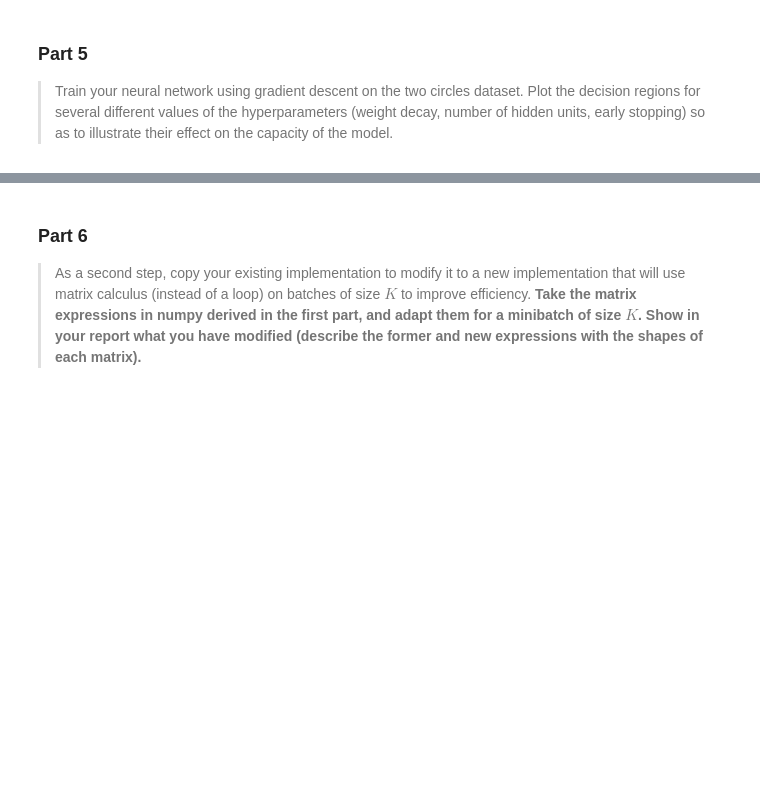
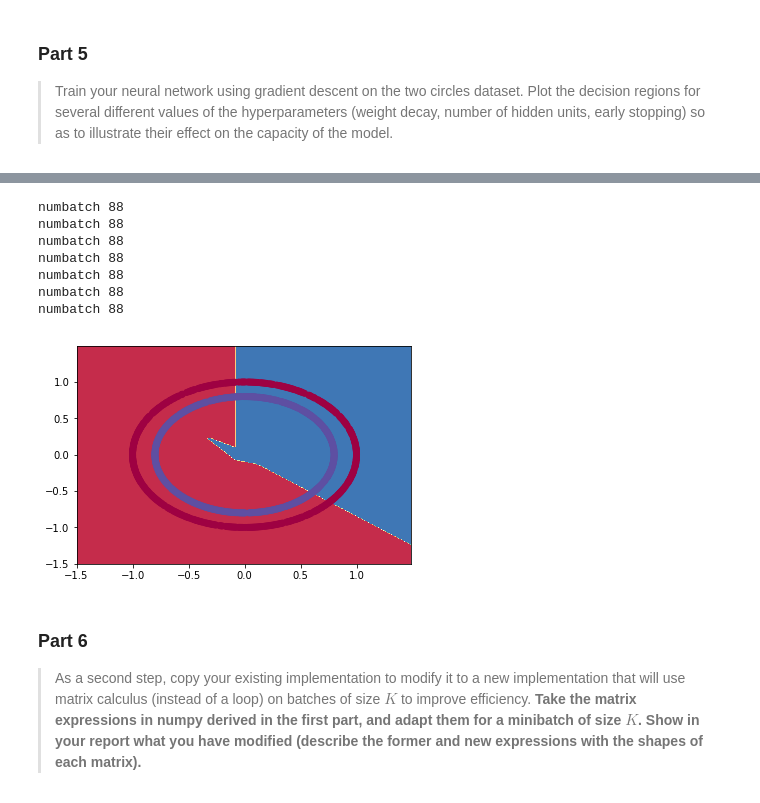
Before and after one commit to violetguos/ift6390, a Jupyter notebook: Homework 3/3_practical_part.ipynb, the cells around one changed output, grey strips where cells are left out. Drawn from its saved outputs; the diff is of its cells as text; code cells hidden in the pictures; blank space fills up the shorter version.

```diff
--- a/Homework 3/3_practical_part.ipynb
+++ b/Homework 3/3_practical_part.ipynb
@@ -395,15 +356,3 @@ def earlyStopping(net):
 ### Part 5
 
 > Train your neural network using gradient descent on the two circles dataset. Plot the decision regions for several different values of the hyperparameters (weight decay, number of hidden units, early stopping) so as to illustrate their effect on the capacity of the model.
-# %%
-def train_loop(nn, data, target, K, num_epoch):
-    # Get minibatch
-    batchSampler = BatchSampler(data, target, K)
-    numBatch = data.shape[0] // K
-
-    for n in range(num_epoch):
-        # Do descent and update params - this is one epoch
-        for i in range(numBatch):
-            batchData, batchTarget = batchSampler.get_batch()
-            nn.gradDescentLoop(batchData, batchTarget, K)
-            nn.updateParams()
@@ -410,20 +407,35 @@ def train_loop(nn, data, target, K, num_epoch):
 # %%
+# def train_loop(nn, data, target, K, num_epoch):
+# nn init
+# def __init__(self, d, dh, m, n, eta=3e-4, regularize=None):
+
 # Train on circles
-K = 2
+# K is Size of batches!!!
+K = 10
 
-num_hidden = [1,2,3,4]
+num_hidden = [2,5,10]
 for hidden in num_hidden:
-    circleNet = neuralNet(2, hidden, 2, 20) # K = 2
+    circleNet = neuralNet(2, hidden, 2, trainData.shape[0] ) # K = 2
     train_loop(circleNet, trainData, trainTarget, K, 1)
+    #plotDecision(circleNet,testData)
 
-weight_decay = [1e-5, 1e-4, 1e-3, 1e-2]
-for lamb in weight_decay: # Put this in nn class
-    circleNet = neuralNet(2, 2, 2, 20, weight_decay=lamb) # K = 2
-    train_loop(circleNet, trainData, trainTarget, K, 1, )
 
-num_epoch = [1,2,3,4]
+
+num_epoch = [1,5,10,15]
 for n in num_epoch:
-    train_loop()
+    circleNet = neuralNet(2, 5, 2, trainData.shape[0] ) # K = 2
+    train_loop(circleNet, trainData, trainTarget, K, n)
+    plot_decision_boundary(circleNet,trainData, np.argmax(trainTarget, axis = 1))
+    #plotDecision(circleNet,testData)
+# %% [output]
+numbatch 88
+numbatch 88
+numbatch 88
+numbatch 88
+numbatch 88
+numbatch 88
+numbatch 88
+[figure, added]
 # %% [markdown]
 ### Part 6
 
```
Also changed, not shown: parts of 6 cells of this notebook.
